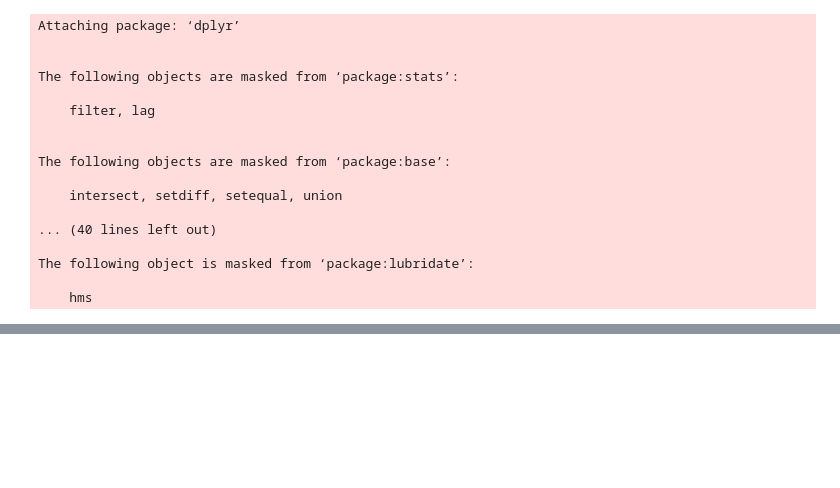
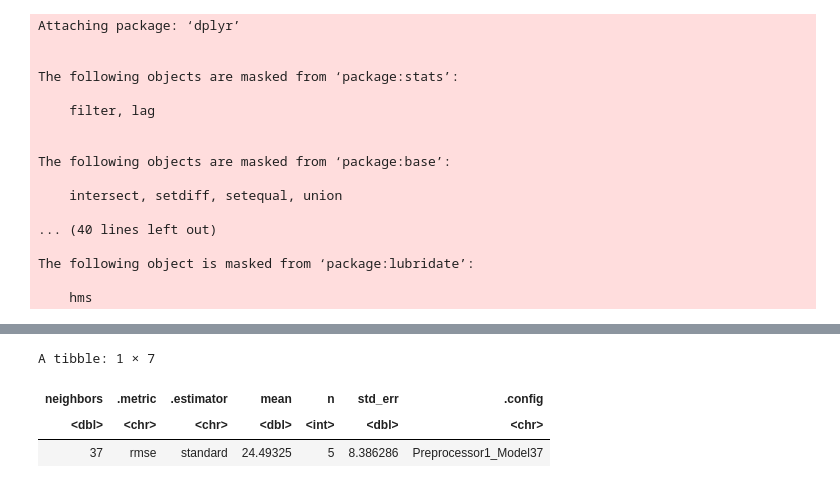
Before and after one commit to harpreeto6/Data_Science_Project, a Jupyter notebook: Minecraft_Analysis.ipynb, the cells around one changed output, grey strips where cells are left out. Drawn from its saved outputs; the diff is of its cells as text; code cells hidden in the pictures; blank space fills up the shorter version.

Commit message:
Tuned 3 models based on our 3 predictors

```diff
--- a/Minecraft_Analysis.ipynb
+++ b/Minecraft_Analysis.ipynb
@@ -196,0 +160,49 @@ ggplot(avg_played_hours_by_age, aes(x = age, y = avg_played_hours, fill = as.fac
+# %%
+# merged_final_no_outliers <- merged_final |>
+#                             filter(age <75)
+
+merged_final_age_split <- initial_split(merged_final, prop = .75, strata = age)
+hours_age_training <- training(merged_final_age_split)
+hours_age_testing <- testing(merged_final_age_split)
+
+hours_experience_split <- initial_split(merged_final, prop = .75, strata = experience_numeric)
+hours_experience_training <- training(hours_experience_split)
+hours_experience_testing <- testing(hours_experience_split)
+
+hours_sessions_split <- initial_split(merged_final, prop = .75, strata = number_of_sessions)
+hours_sessions_training <- training(hours_sessions_split)
+hours_sessions_testing <- testing(hours_sessions_split)
+# %%
+
+
+gridvals <- tibble(neighbors = seq(from = 1, to = 59, by = 1))
+
+tune_spec <- nearest_neighbor(weight_func = "rectangular", neighbors = tune()) |>
+      set_engine("kknn") |>
+      set_mode("regression")
+
+# Tuning the model for predicting played_hours from age to find best k
+hours_age_vfold <- vfold_cv(hours_age_training,v = 5, strata = age)
+
+hours_age_recipe <- recipe(played_hours ~ age, data = hours_age_training) |>
+      step_scale(all_predictors()) |>
+      step_center(all_predictors())
+
+hours_age_workflow <- workflow() |>
+                    add_recipe(hours_age_recipe) |>
+                    add_model(tune_spec)
+
+hours_age_results <- hours_age_workflow |>
+                    tune_grid(resamples = hours_age_vfold, grid = gridvals) |>
+                    collect_metrics()
+
+hours_age_min <- hours_age_results |>
+   filter(.metric == "rmse") |>
+   slice_min(mean,n= 1)
+
+hours_age_min
+# %% [output]
+A tibble: 1 × 7
+| neighbors | .metric | .estimator | mean | n | std_err | .config |
+| <dbl> | <chr> | <chr> | <dbl> | <int> | <dbl> | <chr> |
+| 37 | rmse | standard | 24.49325 | 5 | 8.386286 | Preprocessor1_Model37 |
```
Also changed, not shown: parts of 6 cells of this notebook.
